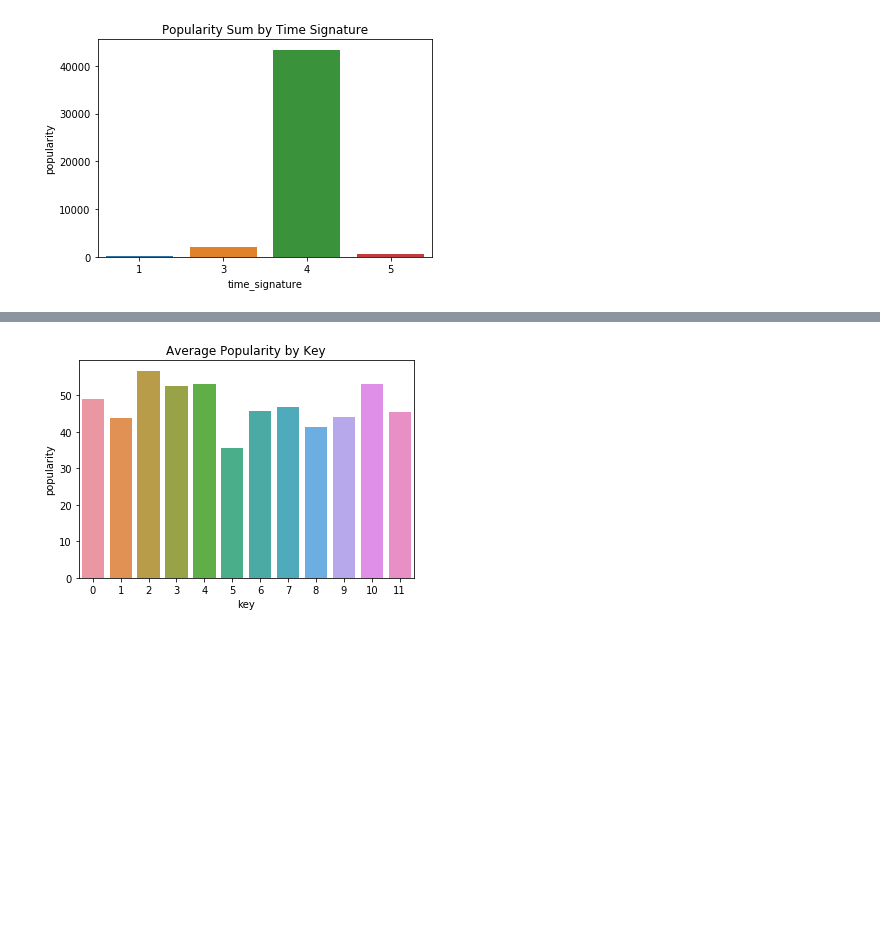
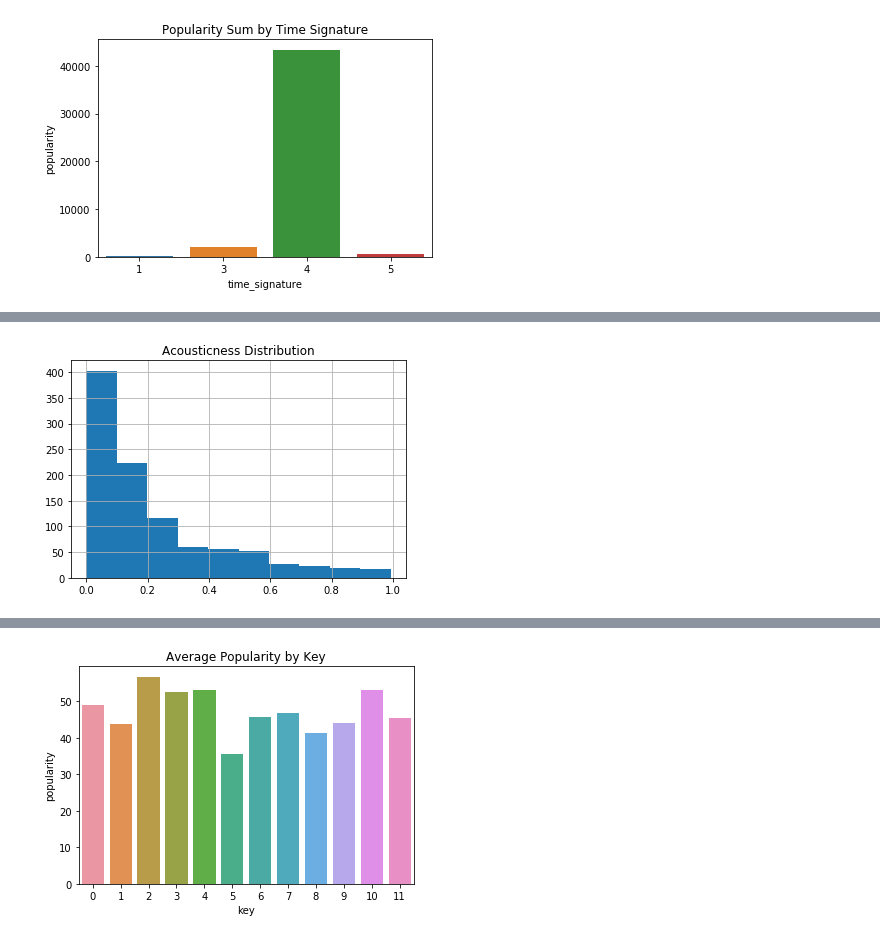
Before and after one commit to ipatel467/Spotify-Project, a Jupyter notebook: Spotify.ipynb, the cells around one changed output, grey strips where cells are left out. Drawn from its saved outputs; the diff is of its cells as text; code cells hidden in the pictures; blank space fills up the shorter version.

```diff
--- a/Spotify.ipynb
+++ b/Spotify.ipynb
@@ -180,0 +186,5 @@ plt.title('Popularity Sum by Time Signature');
+# %%
+full_df['acousticness'].hist()
+plt.title('Acousticness Distribution');
+# %% [output]
+[figure, added]
```
Also changed, not shown: parts of 3 cells of this notebook.
